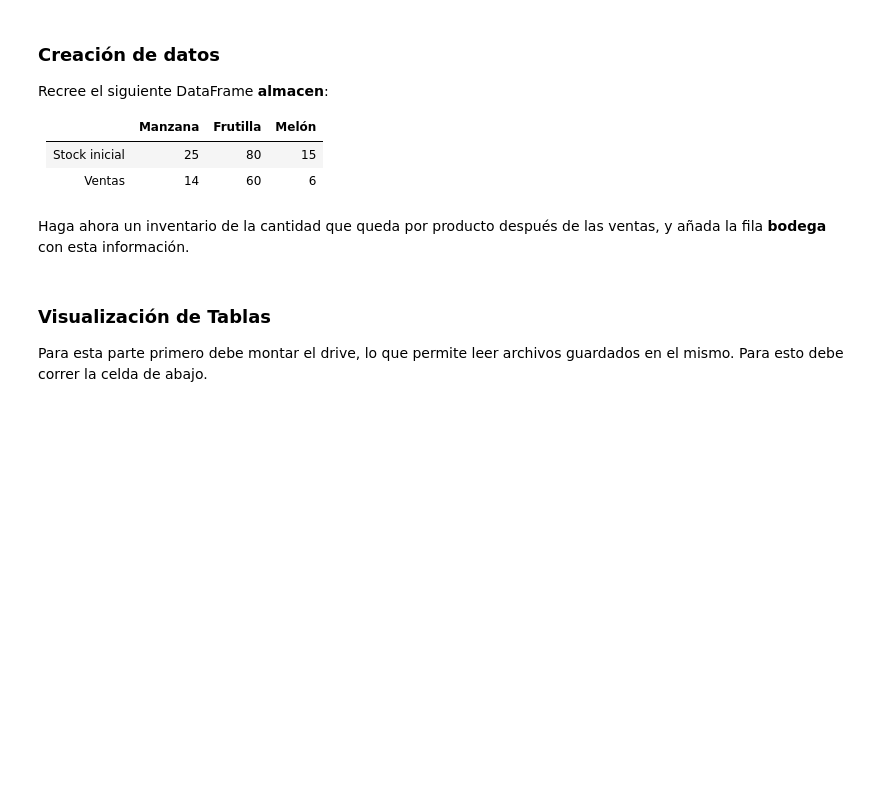
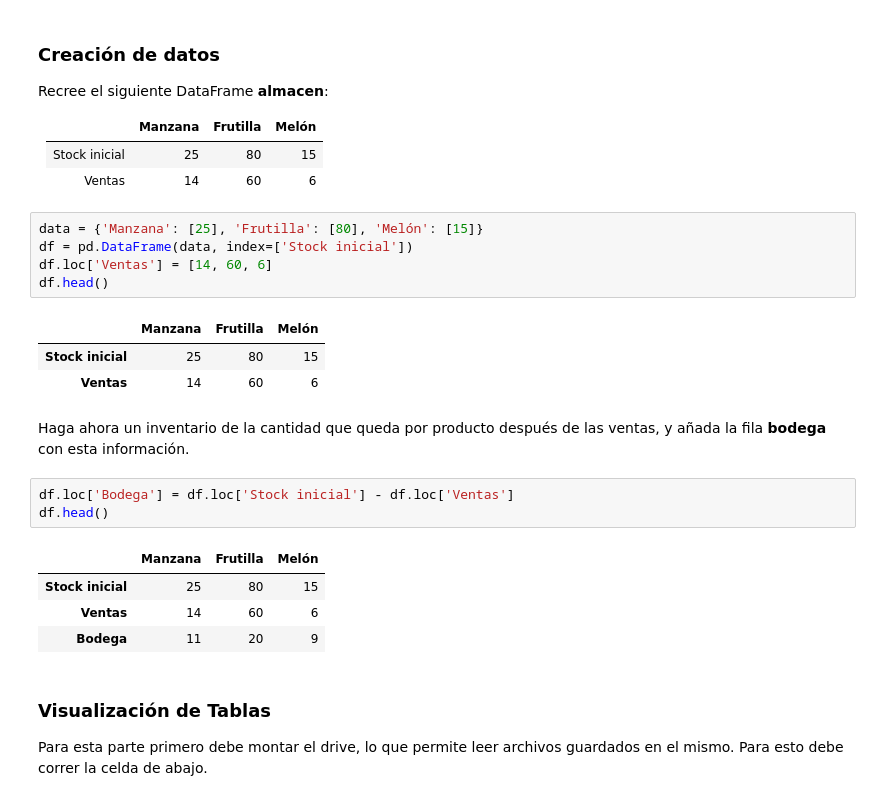
Before and after one commit to carlos-riquelme-c/Tarea-1, a Jupyter notebook: Tarea_1.ipynb, the cells around one changed output. Drawn from its saved outputs; the diff is of its cells as text; blank space fills up the shorter version.

```diff
--- a/Tarea_1.ipynb
+++ b/Tarea_1.ipynb
@@ -123,8 +123,25 @@ Recree el siguiente DataFrame **almacen**:
 |--------|---------|----------|-------|
 | Stock inicial  | 25      | 80       | 15    |
 | Ventas | 14      | 60       | 6     |
+# %%
+data = {'Manzana': [25], 'Frutilla': [80], 'Melón': [15]}
+df = pd.DataFrame(data, index=['Stock inicial'])
+df.loc['Ventas'] = [14, 60, 6]
+df.head()
+# %% [output]
+|  | Manzana | Frutilla | Melón |
+| Stock inicial | 25 | 80 | 15 |
+| Ventas | 14 | 60 | 6 |
 # %% [markdown]
 Haga ahora un inventario de la cantidad que queda por producto después de las ventas, y añada la fila **bodega** con esta información.
+# %%
+df.loc['Bodega'] = df.loc['Stock inicial'] - df.loc['Ventas']
+df.head()
+# %% [output]
+|  | Manzana | Frutilla | Melón |
+| Stock inicial | 25 | 80 | 15 |
+| Ventas | 14 | 60 | 6 |
+| Bodega | 11 | 20 | 9 |
 # %% [markdown]
 ### Visualización de Tablas
 Para esta parte primero debe montar el drive, lo que permite leer archivos guardados en el mismo. Para esto debe correr la celda de abajo.
```
Also changed, not shown: parts of 4 cells of this notebook.
